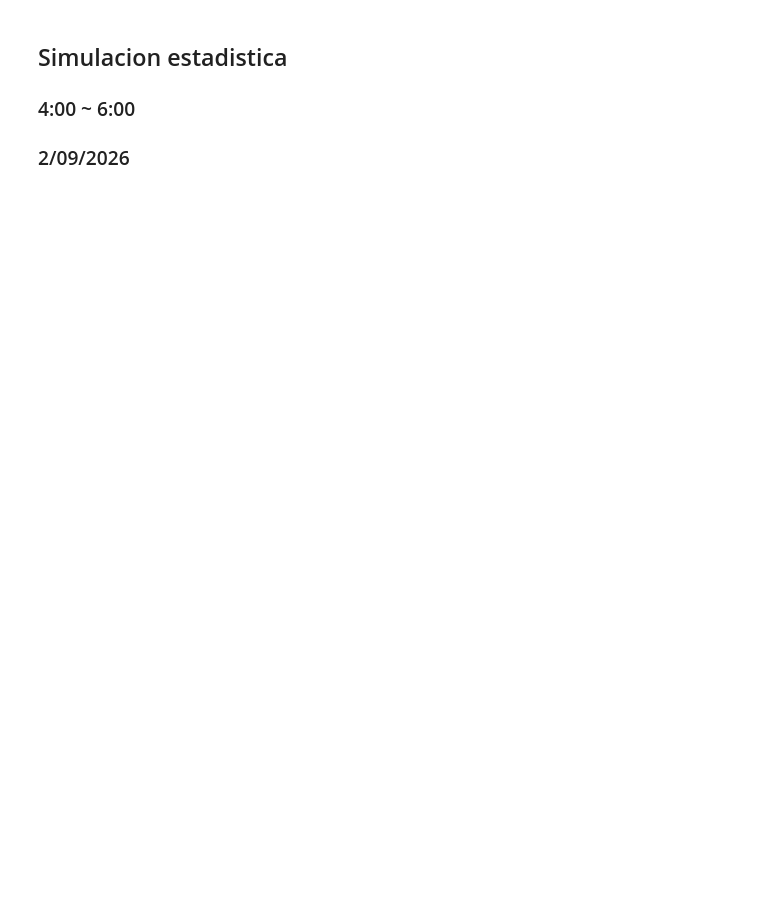
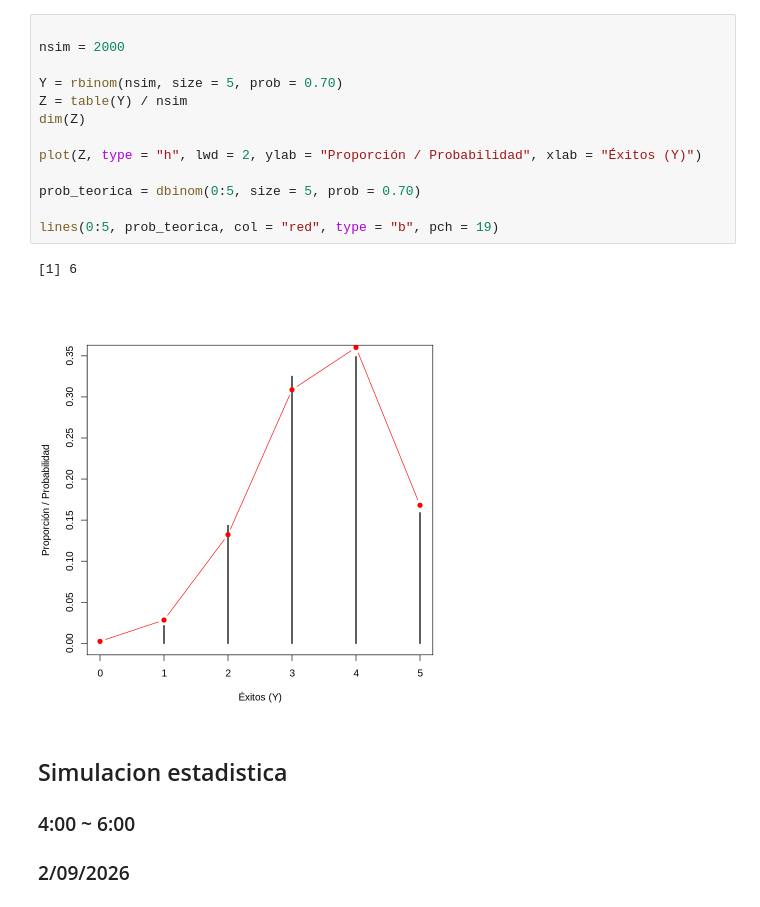
Before and after one commit to Nicolas-Bernal/Simulacion-Estadistica, a Jupyter notebook: Primer Corte/02_Generacion_de_variables_aletorias.ipynb, the cells around one changed output. Saved outputs shown, nothing was run; the diff lists cells and outputs as text; blank space fills up the shorter version.

```diff
--- a/Primer Corte/02_Generacion_de_variables_aletorias.ipynb
+++ b/Primer Corte/02_Generacion_de_variables_aletorias.ipynb
@@ -52,3 +75,19 @@ lines(Z,rbinom(nsim,size = 5,prob =0.70), add = TRUE)
+# %%
+
+nsim = 2000
+
+Y = rbinom(nsim, size = 5, prob = 0.70)
+Z = table(Y) / nsim
+dim(Z)
+
+plot(Z, type = "h", lwd = 2, ylab = "Proporción / Probabilidad", xlab = "Éxitos (Y)")
+
+prob_teorica = dbinom(0:5, size = 5, prob = 0.70)
+
+lines(0:5, prob_teorica, col = "red", type = "b", pch = 19)
+# %% [output]
+[1] 6
+[figure, added]
 # %% [markdown]
 ## Simulacion estadistica
 ### 4:00 ~ 6:00
```
Also changed, not shown: parts of 13 cells of this notebook.
